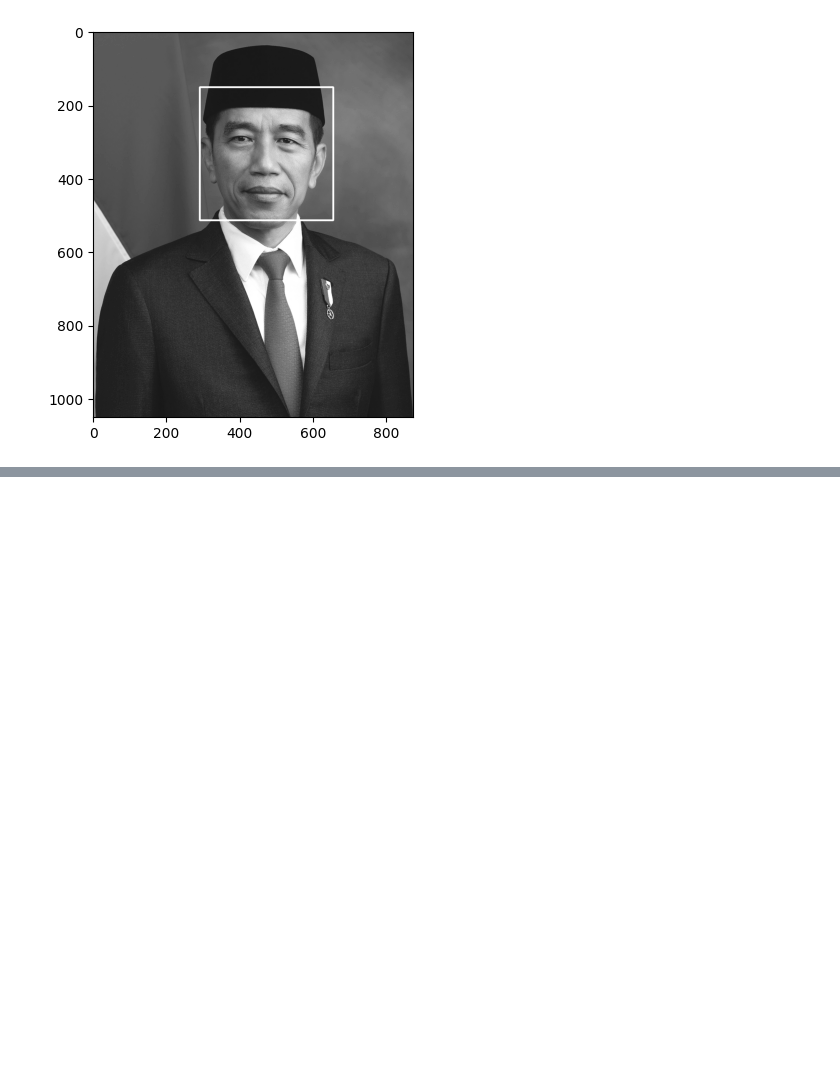
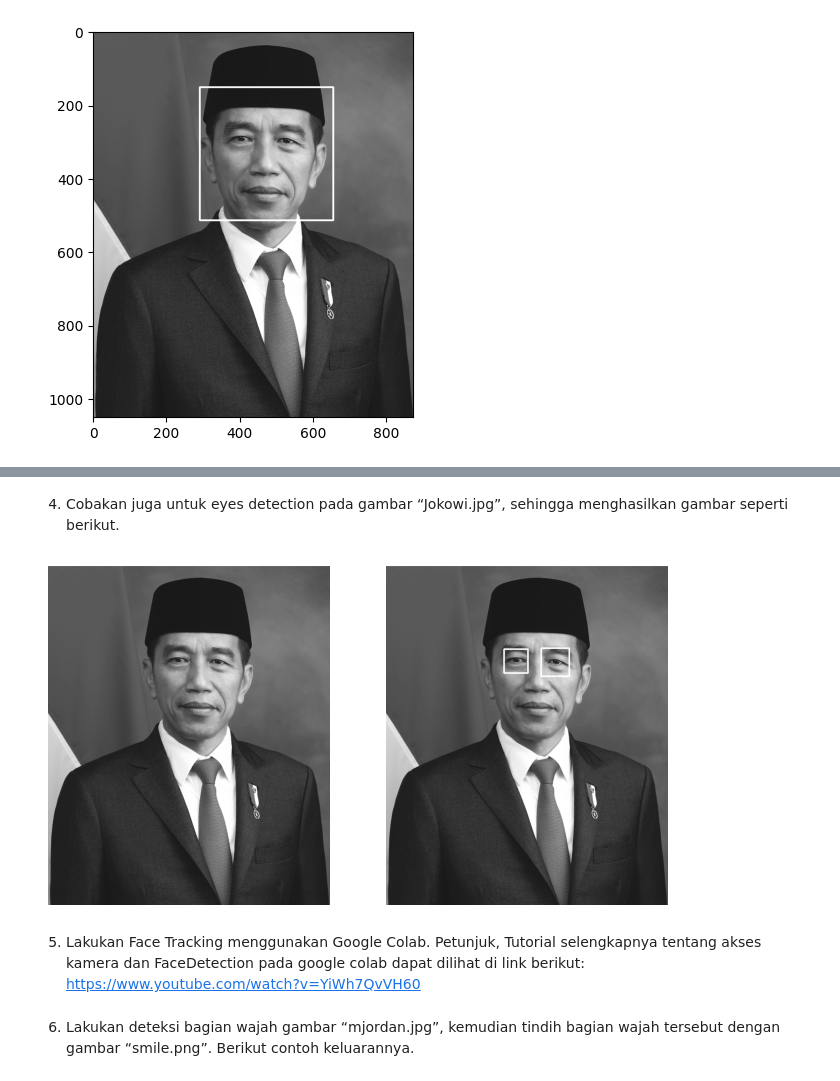
Before and after one commit to Farhanramazainn/PCVK, a Jupyter notebook: Week12.ipynb, the cells around one changed output, grey strips where cells are left out. Drawn from its saved outputs; the diff is of its cells as text; code cells hidden in the pictures; blank space fills up the shorter version.

```diff
--- a/Week12.ipynb
+++ b/Week12.ipynb
@@ -49,0 +270,33 @@ plt.imshow(jokowi, cmap='gray')
+# %% [markdown]
+4. Cobakan juga untuk eyes detection pada gambar “Jokowi.jpg”, sehingga menghasilkan gambar
+seperti berikut.
+# %%
+# Jokowi
+
+# Mendefinisikan Cascade Classifier
+cascade_wajah = cv2.CascadeClassifier('/content/drive/MyDrive/Face Detection/haarcascade_eye.xml')
+
+jokowi_bgr = cv2.imread('/content/drive/MyDrive/Pengolahan Citra dan Komputer Vision/Images/facedet/jokowi.jpg',0)
+jokowi_gray = cv2.imread('/content/drive/MyDrive/Pengolahan Citra dan Komputer Vision/Images/facedet/jokowi.jpg',0)
+
+roi_wajah = cascade_wajah.detectMultiScale(jokowi_gray)
+
+for(x,y,w,h) in roi_wajah:
+  cv.rectangle(jokowi_gray,(x,y),(x+w,y+h),(255,255,255),3)
+
+# Menampilkan gambar dengan kotak hijau di sekitar wajah
+plt.figure(figsize=(8, 8))
+plt.subplot(121), plt.imshow(jokowi_bgr, cmap='gray')
+plt.axis('off')
+plt.subplot(122), plt.imshow(jokowi_gray, cmap='gray')
+plt.axis('off')
+plt.show()
+# %% [output]
+[figure, added]
+# %% [markdown]
+5. Lakukan Face Tracking menggunakan Google Colab. Petunjuk, Tutorial selengkapnya tentang akses
+kamera dan FaceDetection pada google colab dapat dilihat di link berikut:
+https://www.youtube.com/watch?v=YiWh7QvVH60
+# %% [markdown]
+6. Lakukan deteksi bagian wajah gambar “mjordan.jpg”, kemudian tindih bagian wajah tersebut
+dengan gambar “smile.png”. Berikut contoh keluarannya.
```
Also changed, not shown: parts of 8 cells of this notebook.
